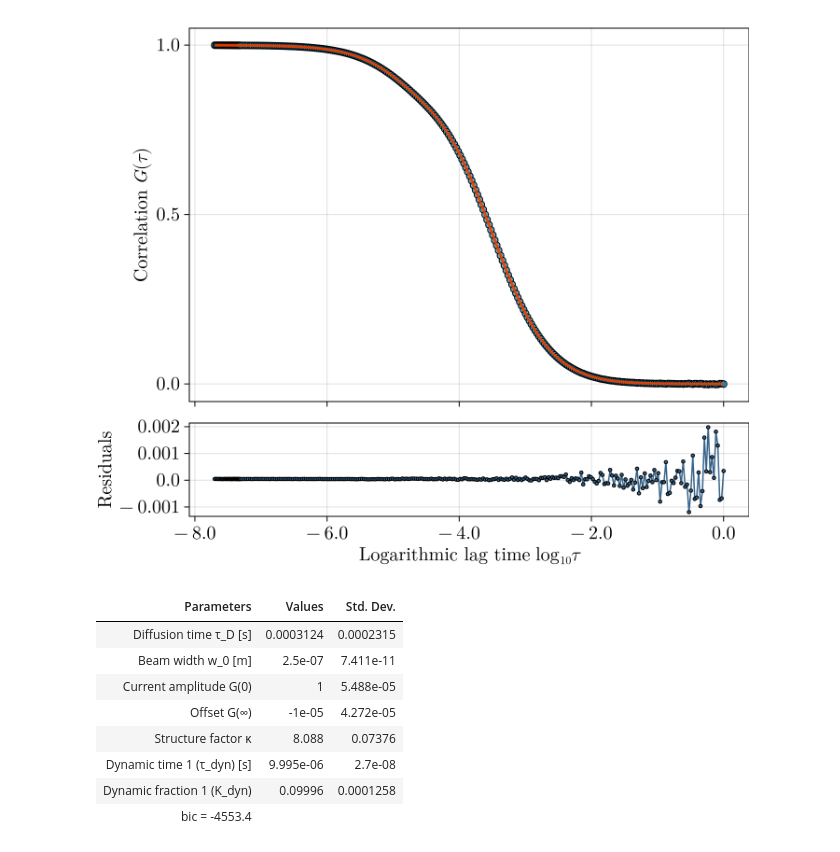
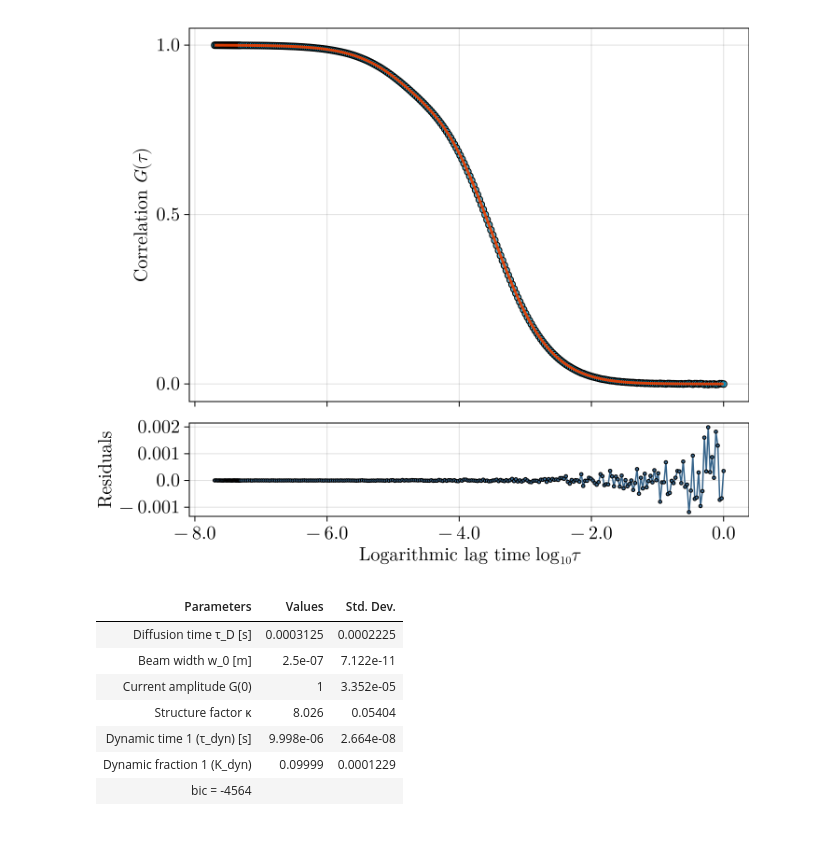
Before and after one commit to LabGradinaru/FluorescenceCorrelationFitting.jl, a Jupyter notebook: examples/fitting.ipynb, the cells around one changed output. Saved outputs shown, nothing was run; the diff lists cells and outputs as text; code cells hidden in the pictures.

```diff
--- a/examples/fitting.ipynb
+++ b/examples/fitting.ipynb
@@ -5,20 +5,19 @@ filepath = raw"fcs_sample.txt"
 data = read_fcs(filepath; start_idx = 20, end_idx = 300);
 # %%
 model = fcs_3d
-diffusivity=5e-11
-fig, fit, scale = fcs_plot(model, data.channels[1], [2e-7, 1.0, 0.0, 5, 1e-7, 0.1]; lower = [1e-8, 0.9, -1e-5, 1, 1e-8, 0.0], upper = [1e-6, 1.1, 1e-5, 20, 1e-4, 0.5], diffusivity)
+diffusivity=5e-11; offset=0.0
+fig, fit, scale = fcs_plot(model, data.channels[1], [2e-7, 1.0, 5, 1e-7, 0.1]; lower = [1e-8, 0.9, 1, 1e-8, 0.0], upper = [1e-6, 1.1, 20, 1e-4, 0.5], diffusivity, offset)
 fig
 # %% [output]
 [figure]
 # %%
-fcs_table(model, fit, scale; diffusivity)
+fcs_table(model, fit, scale; diffusivity, offset)
 # %% [output]
 | Parameters | Values | Std. Dev. |
-| Diffusion time τ_D [s] | 0.0003124 | 0.0002315 |
-| Beam width w_0 [m] | 2.5e-07 | 7.411e-11 |
-| Current amplitude G(0) | 1 | 5.488e-05 |
-| Offset G(∞) | -1e-05 | 4.272e-05 |
-| Structure factor κ | 8.088 | 0.07376 |
-| Dynamic time 1 (τ_dyn) [s] | 9.995e-06 | 2.7e-08 |
-| Dynamic fraction 1 (K_dyn) | 0.09996 | 0.0001258 |
-| bic = -4553.4 |  |  |
+| Diffusion time τ_D [s] | 0.0003125 | 0.0002225 |
+| Beam width w_0 [m] | 2.5e-07 | 7.122e-11 |
+| Current amplitude G(0) | 1 | 3.352e-05 |
+| Structure factor κ | 8.026 | 0.05404 |
+| Dynamic time 1 (τ_dyn) [s] | 9.998e-06 | 2.664e-08 |
+| Dynamic fraction 1 (K_dyn) | 0.09999 | 0.0001229 |
+| bic = -4564 |  |  |
```
Also changed, not shown: 3 other files.
